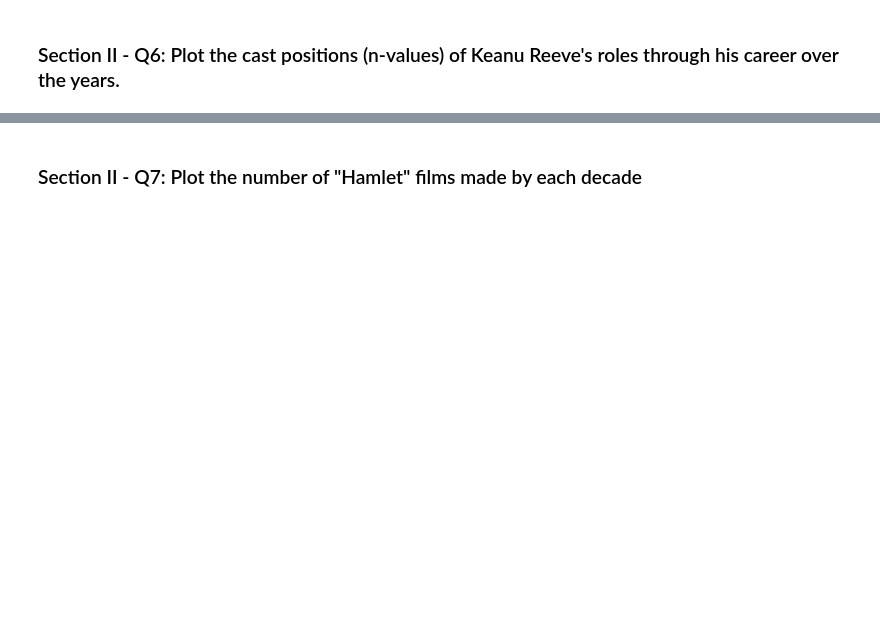
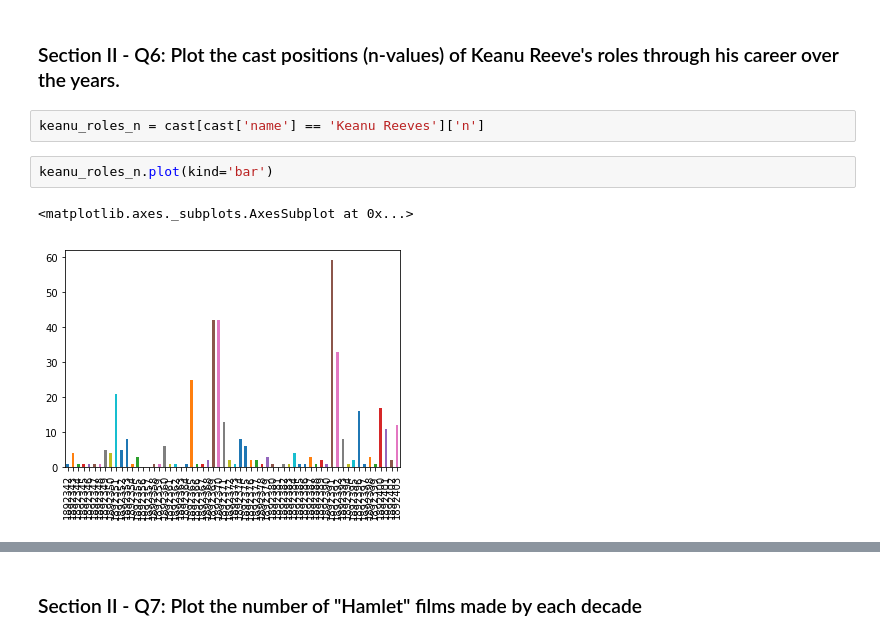
Before and after one commit to thechosen1xxx/mec-mini-projects, a Jupyter notebook: mec-5.3.10-data-wranging-with-pandas-mini-project/Mini_Project_Data_Wrangling_Pandas.ipynb, the cells around one changed output, grey strips where cells are left out. Saved outputs shown, nothing was run; the diff lists cells and outputs as text; blank space fills up the shorter version.

```diff
--- a/mec-5.3.10-data-wranging-with-pandas-mini-project/Mini_Project_Data_Wrangling_Pandas.ipynb
+++ b/mec-5.3.10-data-wranging-with-pandas-mini-project/Mini_Project_Data_Wrangling_Pandas.ipynb
@@ -453,2 +556,9 @@ print(movies.head())
 # %% [markdown]
 ### Section II - Q6: Plot the cast positions (n-values) of Keanu Reeve's roles through his career over the years.
+# %%
+keanu_roles_n = cast[cast['name'] == 'Keanu Reeves']['n']
+# %%
+keanu_roles_n.plot(kind='bar')
+# %% [output]
+<matplotlib.axes._subplots.AxesSubplot at 0x...>
+[figure, added]
```
Also changed, not shown: parts of 19 cells of this notebook.
